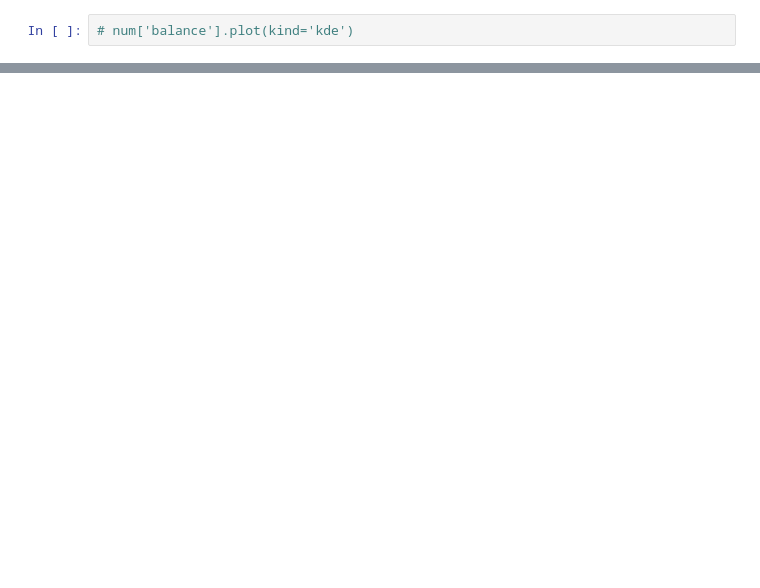
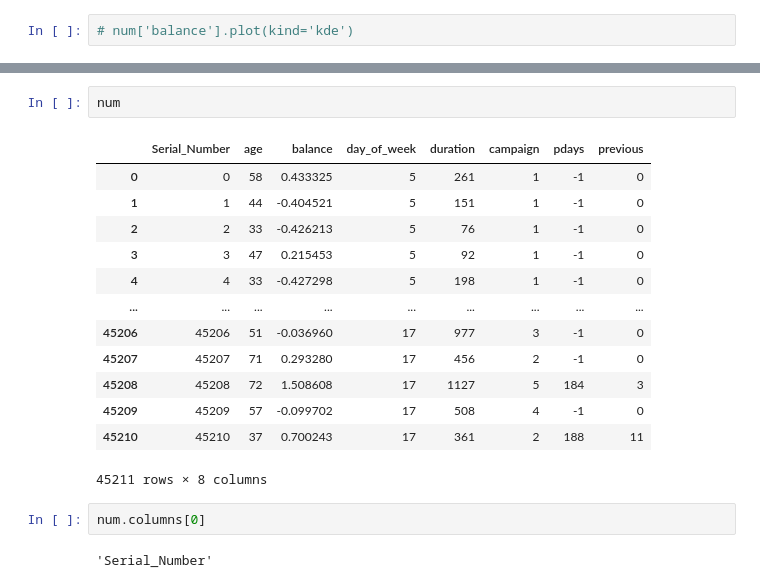
Before and after one commit to gauravgulia26/bank_marketing, a Jupyter notebook: notebooks/data_cleaning.ipynb, the cells around one changed output, grey strips where cells are left out. Drawn from its saved outputs; the diff is of its cells as text; blank space fills up the shorter version.

```diff
--- a/notebooks/data_cleaning.ipynb
+++ b/notebooks/data_cleaning.ipynb
@@ -274,0 +294,20 @@ np.float64(0.1744440851817276)
+# %%
+num
+# %% [output]
+|  | Serial_Number | age | balance | day_of_week | duration | campaign | pdays | previous |
+| 0 | 0 | 58 | 0.433325 | 5 | 261 | 1 | -1 | 0 |
+| 1 | 1 | 44 | -0.404521 | 5 | 151 | 1 | -1 | 0 |
+| 2 | 2 | 33 | -0.426213 | 5 | 76 | 1 | -1 | 0 |
+| 3 | 3 | 47 | 0.215453 | 5 | 92 | 1 | -1 | 0 |
+| 4 | 4 | 33 | -0.427298 | 5 | 198 | 1 | -1 | 0 |
+| ... | ... | ... | ... | ... | ... | ... | ... | ... |
+| 45206 | 45206 | 51 | -0.036960 | 17 | 977 | 3 | -1 | 0 |
+| 45207 | 45207 | 71 | 0.293280 | 17 | 456 | 2 | -1 | 0 |
+| 45208 | 45208 | 72 | 1.508608 | 17 | 1127 | 5 | 184 | 3 |
+| 45209 | 45209 | 57 | -0.099702 | 17 | 508 | 4 | -1 | 0 |
+| 45210 | 45210 | 37 | 0.700243 | 17 | 361 | 2 | 188 | 11 |
+45211 rows × 8 columns
+# %%
+num.columns[0]
+# %% [output]
+'Serial_Number'
```
Also changed, not shown: parts of 50 cells of this notebook, 6 other files.
